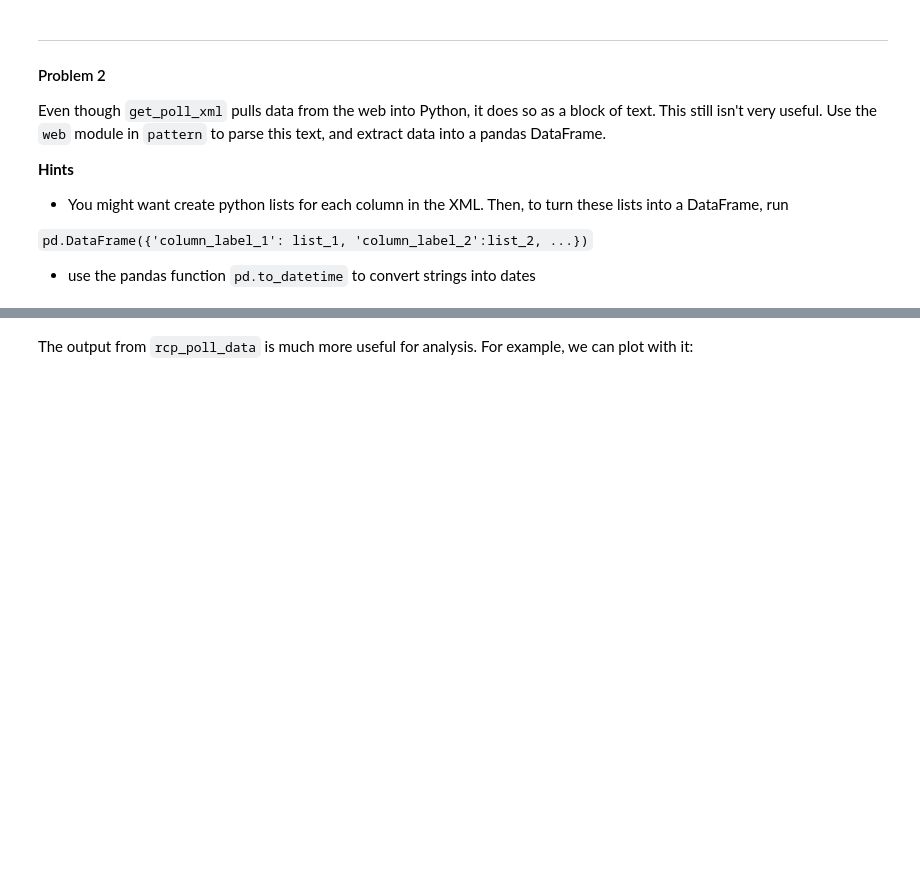
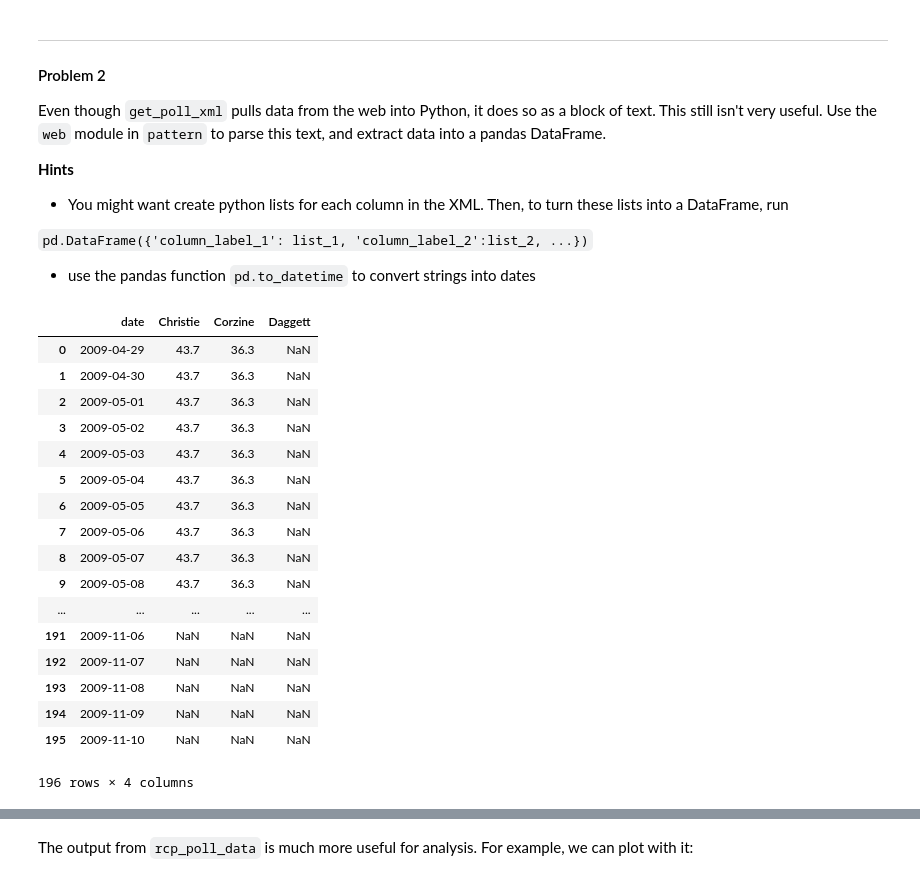
Before and after one commit to kamilucha123/harvard-cs109-fall-2013, a Jupyter notebook: homeworks/HW1/HW1.ipynb, the cells around one changed output, grey strips where cells are left out. Cells and saved outputs as stored; diff of their text form; code cells hidden in the pictures; blank space fills up the shorter version.

```diff
--- a/homeworks/HW1/HW1.ipynb
+++ b/homeworks/HW1/HW1.ipynb
@@ -244,35 +235,65 @@ Even though `get_poll_xml` pulls data from the web into Python, it does so as a
     <value xid="0">1/27/2009</value>
     <value xid="1">1/28/2009</value>
     </series>
     <graphs>
     <graph gid="1" color="#000000" balloon_color="#000000" title="Approve">
     <value xid="0">63.3</value>
     <value xid="1">63.3</value>
     </graph>
     <graph gid="2" color="#FF0000" balloon_color="#FF0000" title="Disapprove">
     <value xid="0">20.0</value>
     <value xid="1">20.0</value>
     </graph>
     </graphs>
     </chart>
 
     Given this string, rcp_poll_data should return
     result = pd.DataFrame({'date': pd.to_datetime(['1/27/2009', '1/28/2009']),
                            'Approve': [63.3, 63.3], 'Disapprove': [20.0, 20.0]})
 """
 #your code here
 def rcp_poll_data(xml):
     dom = BeautifulSoup(xml)
     # set the titles
+    candidate = []
     titles = ['date']
     for graph in dom.find_all('graphs'):
         for g in graph:
             titles.append(g.get('title'))
     # get dates and candidates
-    dates = [pd.to_datetime(value).date() for d in dom.find('series') for value in d]
-    first_candidate = [float(result.text) for g in dom.find_all('graph', {'gid': '1'}) for result in g if result.text]
-    second_candidate = [float(result.text) for g in dom.find_all('graph', {'gid' : '2'}) for result in g if result.text]
+    dates = [value for d in dom.find('series') for value in d]
+    for g in dom.find_all('graph') :
+        listy = []
+        if g.get('gid') is not None :
+            for item in g:
+                #print item.text
+                if item.text:
+                    listy.append(float(item.text))
+                else:
+                    listy.append(float('Nan'))
+            candidate.append(listy)
+    #print(candidate[2])
     # merge lists and return data frame
-    return pd.DataFrame( zip(dates , first_candidate, second_candidate), columns= titles)
+    return pd.DataFrame( zip(pd.to_datetime(dates) , *(candidate)), columns= titles)
     #return dates
-df = rcp_poll_data(get_poll_xml(1044))
+df = rcp_poll_data(get_poll_xml(1051))
+df
+# %% [output]
+|  | date | Christie | Corzine | Daggett |
+| 0 | 2009-04-29 | 43.7 | 36.3 | NaN |
+| 1 | 2009-04-30 | 43.7 | 36.3 | NaN |
+| 2 | 2009-05-01 | 43.7 | 36.3 | NaN |
+| 3 | 2009-05-02 | 43.7 | 36.3 | NaN |
+| 4 | 2009-05-03 | 43.7 | 36.3 | NaN |
+| 5 | 2009-05-04 | 43.7 | 36.3 | NaN |
+| 6 | 2009-05-05 | 43.7 | 36.3 | NaN |
+| 7 | 2009-05-06 | 43.7 | 36.3 | NaN |
+| 8 | 2009-05-07 | 43.7 | 36.3 | NaN |
+| 9 | 2009-05-08 | 43.7 | 36.3 | NaN |
+| ... | ... | ... | ... | ... |
+| 191 | 2009-11-06 | NaN | NaN | NaN |
+| 192 | 2009-11-07 | NaN | NaN | NaN |
+| 193 | 2009-11-08 | NaN | NaN | NaN |
+| 194 | 2009-11-09 | NaN | NaN | NaN |
+| 195 | 2009-11-10 | NaN | NaN | NaN |
+196 rows × 4 columns
```
Also changed, not shown: parts of 23 cells of this notebook.
